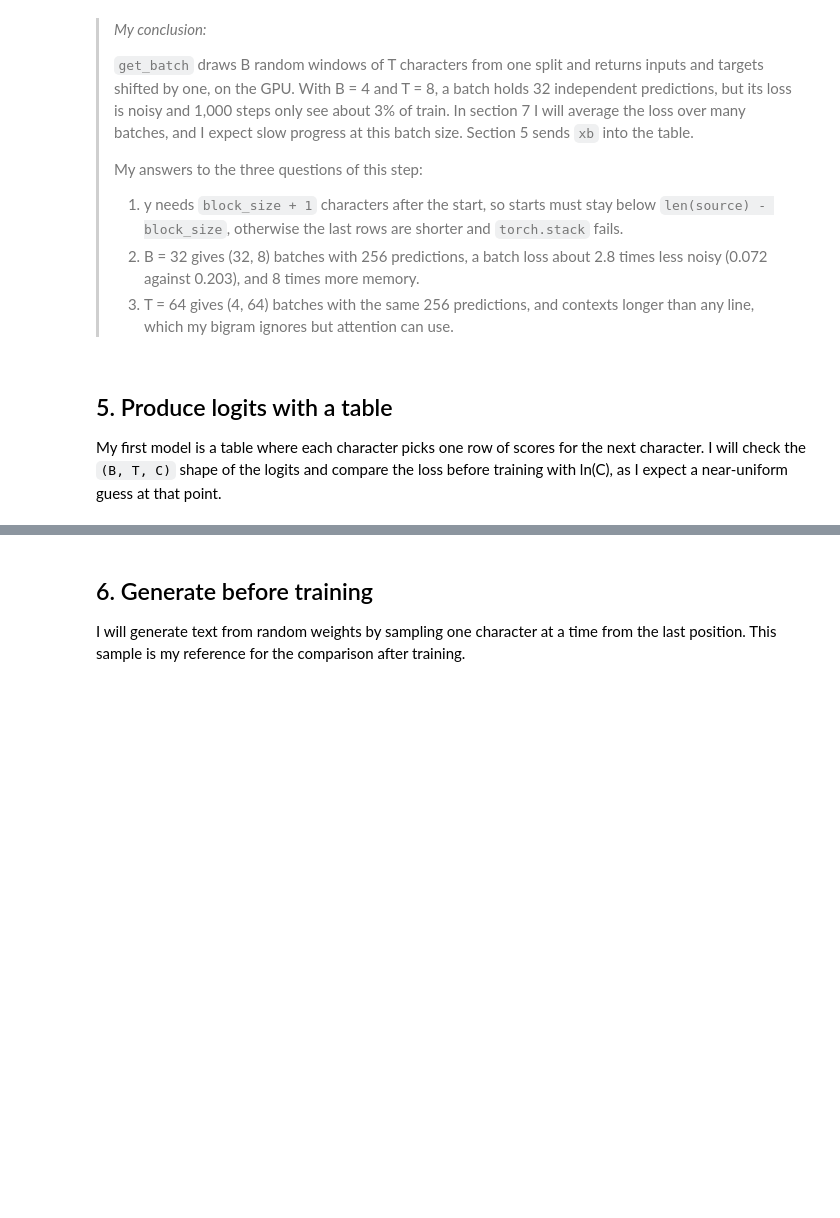
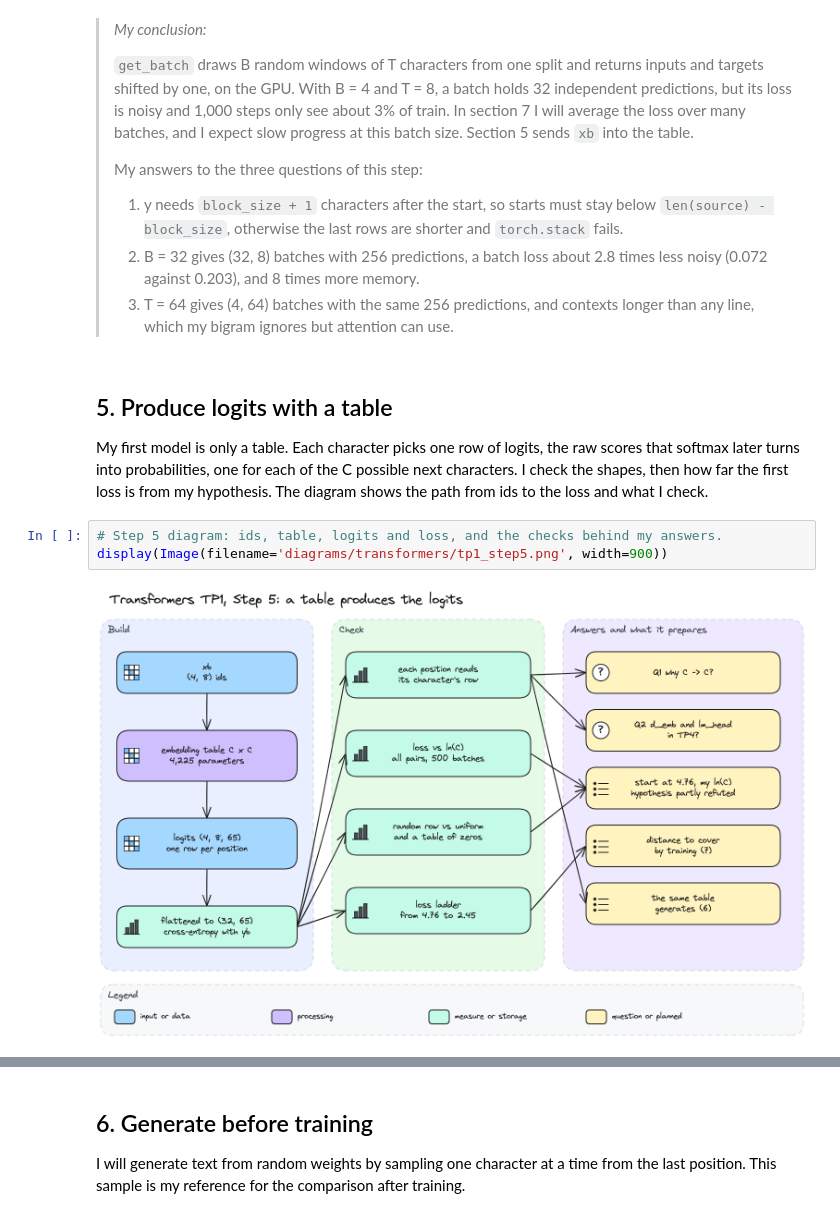
Before and after one commit to mcrayssac/ING3_IAA_GB_NLP, a Jupyter notebook: TP1_transformers.ipynb, the cells around one changed output, grey strips where cells are left out. Saved outputs shown, nothing was run; the diff lists cells and outputs as text; blank space fills up the shorter version.

Commit message:
TP1 transformers step 5

```diff
--- a/TP1_transformers.ipynb
+++ b/TP1_transformers.ipynb
@@ -888,4 +888,9 @@ With B = 4 and T = 8, 100 steps see 3,200 predictions, about 0.32% of the train
 # %% [markdown]
 ## 5. Produce logits with a table
 
-My first model is a table where each character picks one row of scores for the next character. I will check the `(B, T, C)` shape of the logits and compare the loss before training with ln(C), as I expect a near-uniform guess at that point.
+My first model is only a table. Each character picks one row of logits, the raw scores that softmax later turns into probabilities, one for each of the C possible next characters. I check the shapes, then how far the first loss is from my hypothesis. The diagram shows the path from ids to the loss and what I check.
+# %%
+# Step 5 diagram: ids, table, logits and loss, and the checks behind my answers.
+display(Image(filename='diagrams/transformers/tp1_step5.png', width=900))
+# %% [output]
+[figure, added]
```
Also changed, not shown: parts of 11 cells of this notebook, 4 other files.
